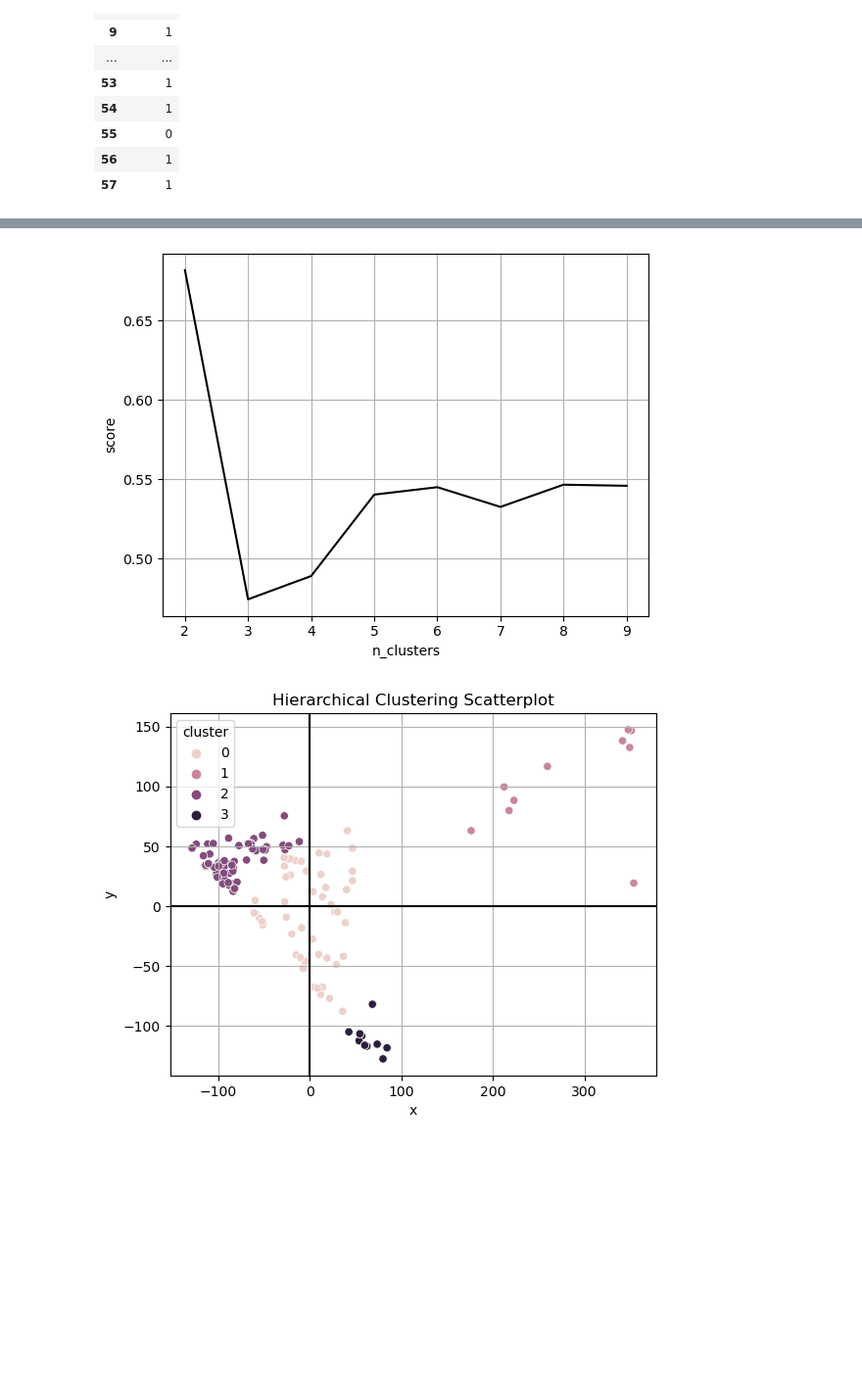
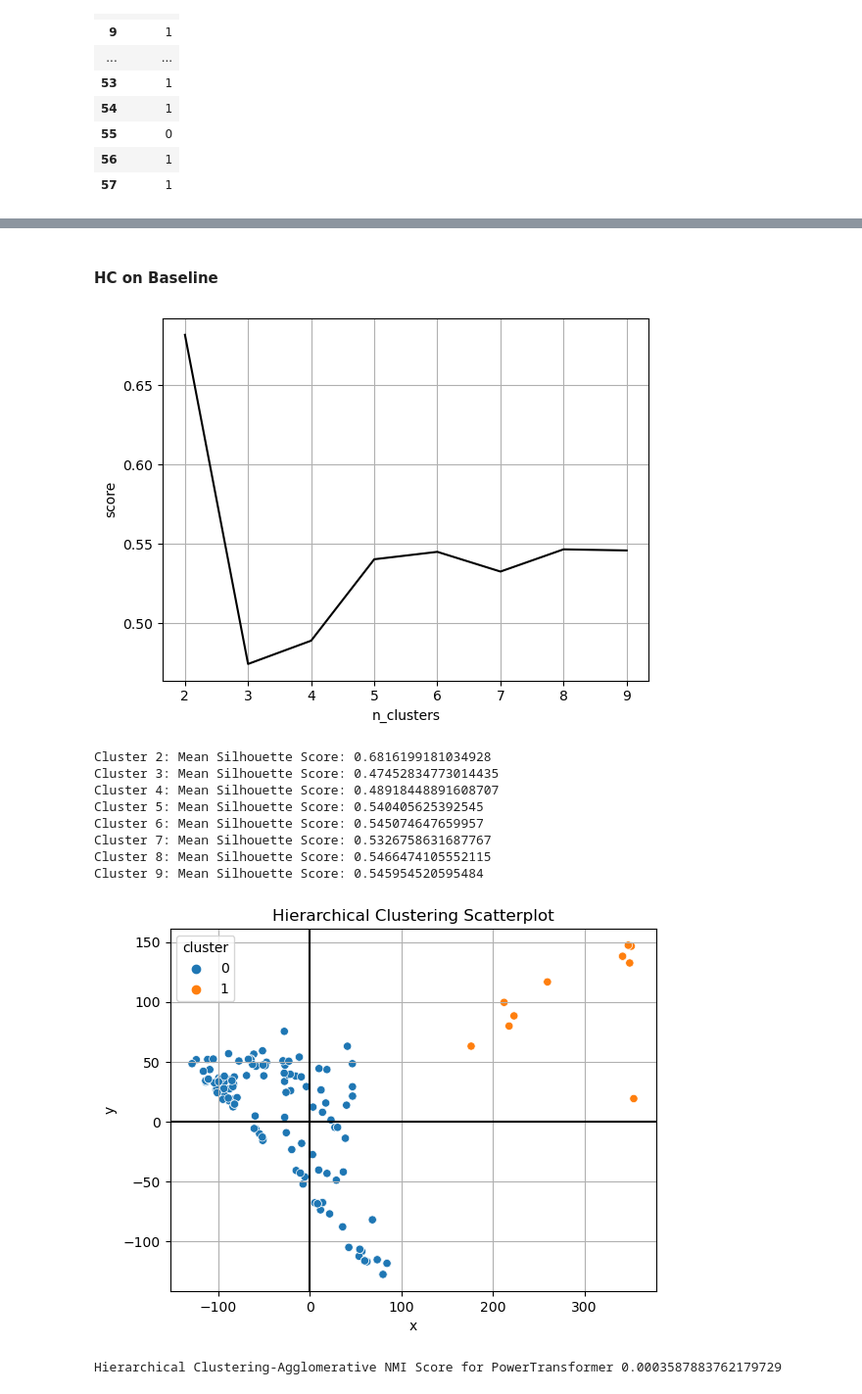
Before and after one commit to t-price/ML_project, a Jupyter notebook: Parkinsons_Baseline.ipynb, the cells around one changed output, grey strips where cells are left out. Shown at 98% size. Drawn from its saved outputs; the diff is of its cells as text; code cells hidden in the pictures; blank space fills up the shorter version.

Commit message:
Add files via upload
Organized different methods for scaling and transforming data versus baseline.

```diff
--- a/Parkinsons_Baseline.ipynb
+++ b/Parkinsons_Baseline.ipynb
@@ -151,11 +202,21 @@ from sklearn.decomposition import PCA
 import seaborn as sns
 
 # test n_number of components to find the best fit for the data
-n_components = np.arange(1, 10)
+n_components = np.arange(1, 23)
 models = [PCA(n).fit(train_X) for n in n_components]
 
 # plot the explained variance ratio for each number of components
 plt.plot(n_components, [m.explained_variance_ratio_.sum() for m in models], color='black')
+
+best_comp_base = None
+max_expvar_base = 0.0
+
+for i, model in enumerate(models):
+    explained_variance = model.explained_variance_ratio_.sum()
+    if explained_variance > max_expvar_base:
+        max_expvar_base = explained_variance
+        best_comp_base = n_components[i]
+    print(f'Component {n_components[i]}: Explained Variance {explained_variance}')
 plt.xlabel('n_components')
 plt.ylabel('explained variance')
 plt.show()
@@ -164,11 +225,8 @@ plt.show()
 # create the model
 pca = PCA(n_components = 2)
 
-# fit the model
-pca.fit(train_X, train_y)
-
-# transform the data
-transformed = pca.transform(train_X)
+# fit and transform the model
+transformed = pca.fit_transform(train_X)
 
 # create a dataframe of the transformed data
 df = pd.DataFrame(transformed, columns=['x', 'y'])
@@ -186,7 +244,4 @@ plt.axvline(0, color='black')
 
 # show the plot
 plt.show()
-
-
-# color is incorrect and is not based on clusters right now
 # %% [output]
@@ -195,6 +269,10 @@ plt.show()
+# %% [markdown]
+#### HC on Baseline
 # %%
-# create a heirarchical clustering model
+# create a hierarchical clustering model
 from sklearn.cluster import AgglomerativeClustering
+from scipy.cluster.hierarchy import dendrogram, linkage
+from sklearn.metrics.cluster import normalized_mutual_info_score
 
 # find the optimal number of clusters
 n_clusters = range(2, 10)
@@ -203,33 +281,57 @@ models = [AgglomerativeClustering(n).fit(train_X) for n in n_clusters]
 # plot the silhouette scores
 from sklearn.metrics import silhouette_score
 scores = [silhouette_score(train_X, m.labels_) for m in models]
 plt.plot(n_clusters, scores, color='black')
 plt.xlabel('n_clusters')
 plt.ylabel('score')
 plt.grid()
 plt.show()
 
-# create the model
-hi_model = AgglomerativeClustering(n_clusters=4)
+for i, clust_num in enumerate(n_clusters):
+    mean_score = scores[i].mean()
+    print(f"Cluster {clust_num}: Mean Silhouette Score: {mean_score}")
+
+#create the model
+hi_model = AgglomerativeClustering(n_clusters=2)
+#hi_model = AgglomerativeClustering(n_clusters=3)
 
 # fit the model
 hi_model.fit(train_X, train_y)
 
 # create a column for the cluster
 df['cluster'] = hi_model.labels_
 
 # create a scatterplot of the data
 sns.scatterplot(x='x', y='y', hue='cluster', data=df)
 
 # make title
 plt.title('Hierarchical Clustering Scatterplot')
 plt.grid()
 # add lines to thicken the 0 lines
 plt.axhline(0, color='black')
 plt.axvline(0, color='black')
 
 # show the plot
 plt.show()
+
+Z = linkage(train_X, method='ward')
+#Z = linkage(train_X, method='average')
+dendrogram(Z, labels=train_y.values)
+plt.title('Hierarchical Clustering Dendogram PowerTransformer')
+plt.xlabel('Samples')
+plt.ylabel('Distance')
+
+print("Hierarchical Clustering-Agglomerative NMI Score for PowerTransformer",
+      normalized_mutual_info_score(train_y.to_numpy().ravel(), df['cluster']))
 # %% [output]
 [figure]
+Cluster 2: Mean Silhouette Score: 0.6816199181034928
+Cluster 3: Mean Silhouette Score: 0.47452834773014435
+Cluster 4: Mean Silhouette Score: 0.48918448891608707
+Cluster 5: Mean Silhouette Score: 0.540405625392545
+Cluster 6: Mean Silhouette Score: 0.545074647659957
+Cluster 7: Mean Silhouette Score: 0.5326758631687767
+Cluster 8: Mean Silhouette Score: 0.5466474105552115
+Cluster 9: Mean Silhouette Score: 0.545954520595484
-[figure, old version]
+[figure, new version]
+Hierarchical Clustering-Agglomerative NMI Score for PowerTransformer 0.0003587883762179729
```
Also changed, not shown: parts of 32 cells of this notebook, 5 other files.
